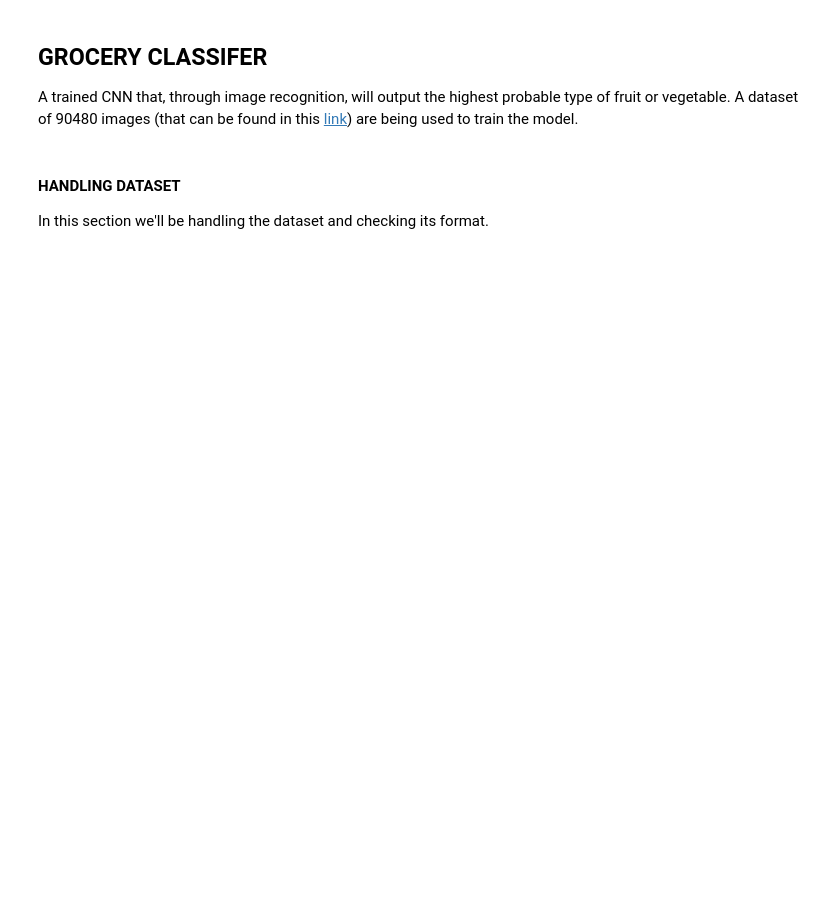
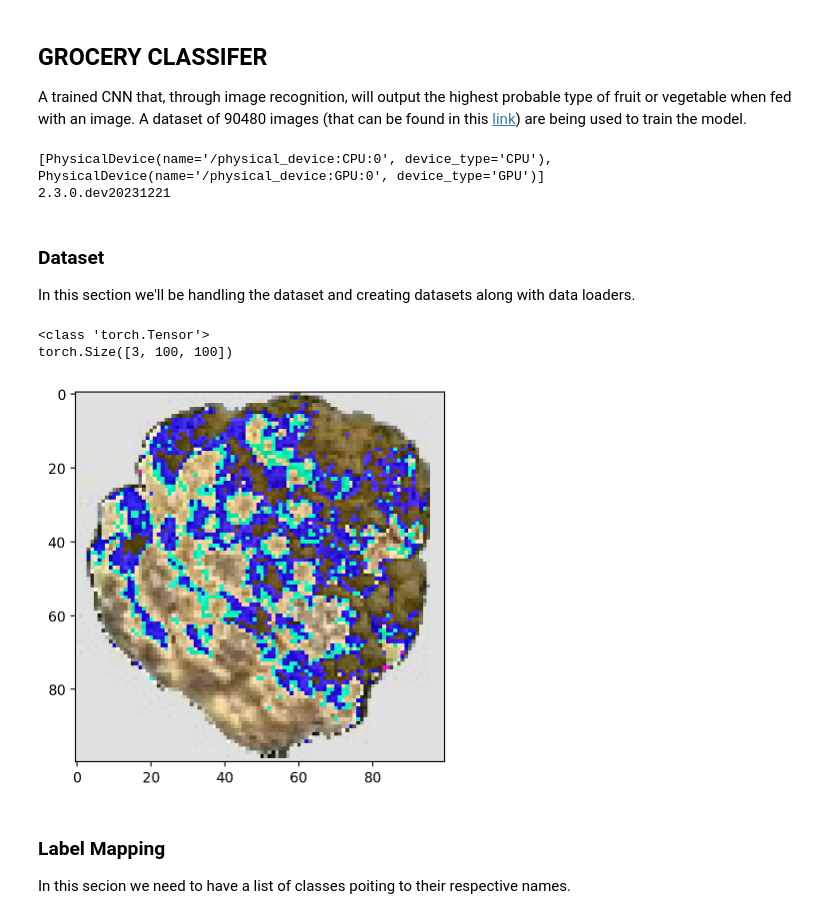
Before and after one commit to gmartinsnull/grocery-classifier, a Jupyter notebook: grocery classifier.ipynb, the cells around one changed output. Cells and saved outputs as stored; diff of their text form; code cells hidden in the pictures; blank space fills up the shorter version.

Commit message:
cnn implementation and data plot

```diff
--- a/grocery classifier.ipynb
+++ b/grocery classifier.ipynb
@@ -1,15 +1,17 @@
 # %% [markdown]
 ## GROCERY CLASSIFER
-A trained CNN that, through image recognition, will output the highest probable type of fruit or vegetable. A dataset of 90480 images (that can be found in this <a href="https://www.kaggle.com/datasets/moltean/fruits">link</a>) are being used to train the model.
+A trained CNN that, through image recognition, will output the highest probable type of fruit or vegetable when fed with an image. A dataset of 90480 images (that can be found in this <a href="https://www.kaggle.com/datasets/moltean/fruits">link</a>) are being used to train the model.
 # %%
 # library imports
 %matplotlib inline
+%config InlineBackend.figure_format = 'retina'
+
+import os
 
 import torch
-from torch import nn
-from torch import optim
-from torchvision import datasets
-from torchvision import transforms
+from torch.nn import functional as F
+from torch import nn, optim
+from torchvision import datasets, transforms
 
 import numpy as np
 
@@ -17,9 +19,16 @@ import matplotlib
 import matplotlib.pyplot as plt
 
 from PIL import Image
+
+import tensorflow as tf
+print(tf.config.list_physical_devices())
+print(torch.__version__)
+# %% [output]
+[PhysicalDevice(name='/physical_device:CPU:0', device_type='CPU'), PhysicalDevice(name='/physical_device:GPU:0', device_type='GPU')]
+2.3.0.dev20231221
 # %% [markdown]
-#### HANDLING DATASET
-In this section we'll be handling the dataset and checking its format.
+### Dataset
+In this section we'll be handling the dataset and creating datasets along with data loaders.
 # %%
 data_dir = "fruits-360/"
 train_dir = data_dir+"train/"
@@ -27,8 +36,10 @@ test_dir = data_dir+"test/"
 # %%
 # creating a transform object for training
 train_transform = transforms.Compose([
-    transforms.Resize(100),
-    transforms.CenterCrop(30),
+    transforms.RandomRotation(30),
+    transforms.RandomResizedCrop(100),
+    transforms.RandomHorizontalFlip(),
+    transforms.RandomVerticalFlip(),
     transforms.ToTensor(),
     transforms.Normalize((0.5, 0.5, 0.5),
                          (0.5, 0.5, 0.5))
@@ -38,13 +49,12 @@ train_transform = transforms.Compose([
 train_dataset = datasets.ImageFolder(train_dir, transform=train_transform)
 
 # creating train loader from dataset
-train_loader = torch.utils.data.DataLoader(train_dataset, batch_size=32, shuffle=True)
+train_loader = torch.utils.data.DataLoader(train_dataset, batch_size=16, shuffle=True)
 
 # creating a transform object for testing
 test_transform = transforms.Compose([
-    transforms.RandomResizedCrop(100),
-    transforms.RandomCrop(30),
-    transforms.RandomHorizontalFlip(),
+    transforms.Resize(100),
+    # transforms.CenterCrop(100),
     transforms.ToTensor(),
     transforms.Normalize((0.5, 0.5, 0.5),
                          (0.5, 0.5, 0.5))
@@ -54,4 +64,22 @@ test_transform = transforms.Compose([
 test_dataset = datasets.ImageFolder(test_dir, transform=test_transform)
 
 # creating train loader from dataset
-test_loader = torch.utils.data.DataLoader(test_dataset, batch_size=32, shuffle=True)
+test_loader = torch.utils.data.DataLoader(test_dataset, batch_size=16, shuffle=True)
+# %%
+# checking image size
+images, labels = next(iter(test_loader))
+print(type(images[0]))
+print(images[0].shape)
+
+img = images[0].permute(1,2,0)
+img = img.numpy()
+img = (img * 225).astype(np.uint8)
+img = Image.fromarray(img, 'RGB')
+plt.imshow(img);
+# %% [output]
+<class 'torch.Tensor'>
+torch.Size([3, 100, 100])
+[figure, added]
+# %% [markdown]
+### Label Mapping
+In this secion we need to have a list of classes poiting to their respective names.
```
Also changed, not shown: parts of 8 cells of this notebook.
